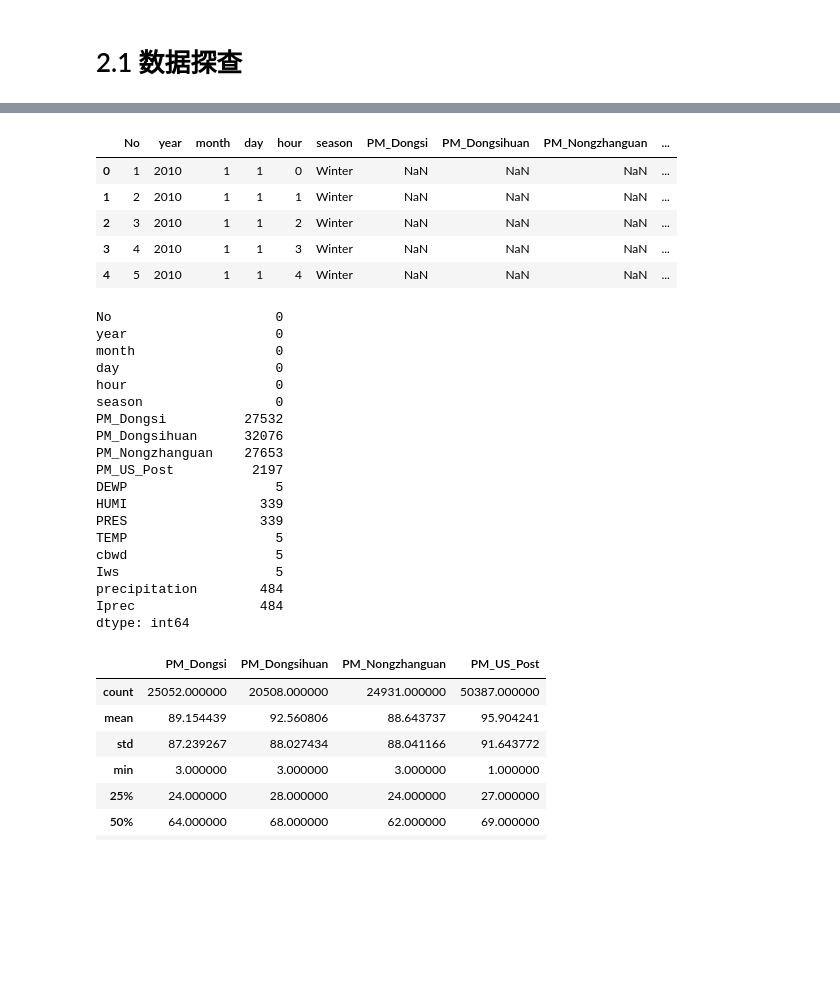
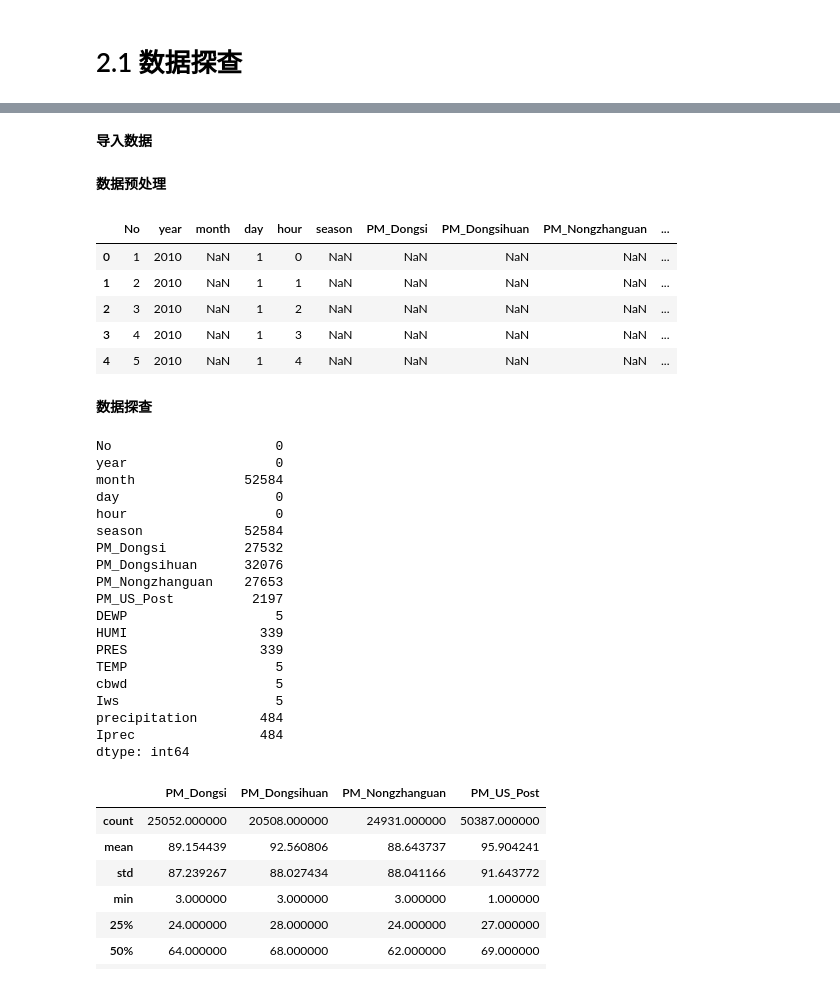
Before and after one commit to bupt3061/DataScience, a Jupyter notebook: PracticalProjects/01_中国五城市PM2.5分析.ipynb, the cells around one changed output, grey strips where cells are left out. Drawn from its saved outputs; the diff is of its cells as text; code cells hidden in the pictures; blank space fills up the shorter version.

Commit message:
data reduction

```diff
--- a/PracticalProjects/01_中国五城市PM2.5分析.ipynb
+++ b/PracticalProjects/01_中国五城市PM2.5分析.ipynb
@@ -27,4 +33,6 @@ import matplotlib.pyplot as plt
 import numpy as np
 import pandas as pd
 from pandas import Series, DataFrame
+# %% [markdown]
+**导入数据**
 # %%
@@ -39,23 +44,32 @@ seasons = {1:'Spring', 2:'Summer', 3:'Autumn', 4: 'Winter'}
+# %% [markdown]
+**数据预处理**
+# %%
+seasons = {1: 'Spring', 2: 'Summer', 3: 'Autumn', 4: 'Winter'}
+months = {1: 'January', 2: 'February', 3: 'March', 4: 'April', 5: 'May', 6: 'June',
+          7: 'July', 8: 'August', 9: 'September', 10: 'October', 11: 'November', 12: 'December'}
 # %%
 data_bj.columns = [item.replace(' ', '_') for item in data_bj.columns]  # 将列名中的空格替换为下划线
-data_bj.season = data_bj.season.map(seasons)  # 将季节的标签值转换为标签
+data_bj.season = data_bj.season.map(seasons)  # 将标签值转换为标签
+data_bj.month = data_bj.month.map(months)
 data_bj.head()
 # %% [output]
 |  | No | year | month | day | hour | season | PM_Dongsi | PM_Dongsihuan | PM_Nongzhanguan | ... |
-| 0 | 1 | 2010 | 1 | 1 | 0 | Winter | NaN | NaN | NaN | ... |
-| 1 | 2 | 2010 | 1 | 1 | 1 | Winter | NaN | NaN | NaN | ... |
-| 2 | 3 | 2010 | 1 | 1 | 2 | Winter | NaN | NaN | NaN | ... |
-| 3 | 4 | 2010 | 1 | 1 | 3 | Winter | NaN | NaN | NaN | ... |
-| 4 | 5 | 2010 | 1 | 1 | 4 | Winter | NaN | NaN | NaN | ... |
+| 0 | 1 | 2010 | NaN | 1 | 0 | NaN | NaN | NaN | NaN | ... |
+| 1 | 2 | 2010 | NaN | 1 | 1 | NaN | NaN | NaN | NaN | ... |
+| 2 | 3 | 2010 | NaN | 1 | 2 | NaN | NaN | NaN | NaN | ... |
+| 3 | 4 | 2010 | NaN | 1 | 3 | NaN | NaN | NaN | NaN | ... |
+| 4 | 5 | 2010 | NaN | 1 | 4 | NaN | NaN | NaN | NaN | ... |
+# %% [markdown]
+**数据探查**
 # %%
 data_bj.isna().sum()  # 探查缺失值
 # %% [output]
 No                     0
 year                   0
-month                  0
+month              52584
 day                    0
 hour                   0
-season                 0
+season             52584
 PM_Dongsi          27532
 PM_Dongsihuan      32076
 PM_Nongzhanguan    27653
```
Also changed, not shown: parts of 25 cells of this notebook.
